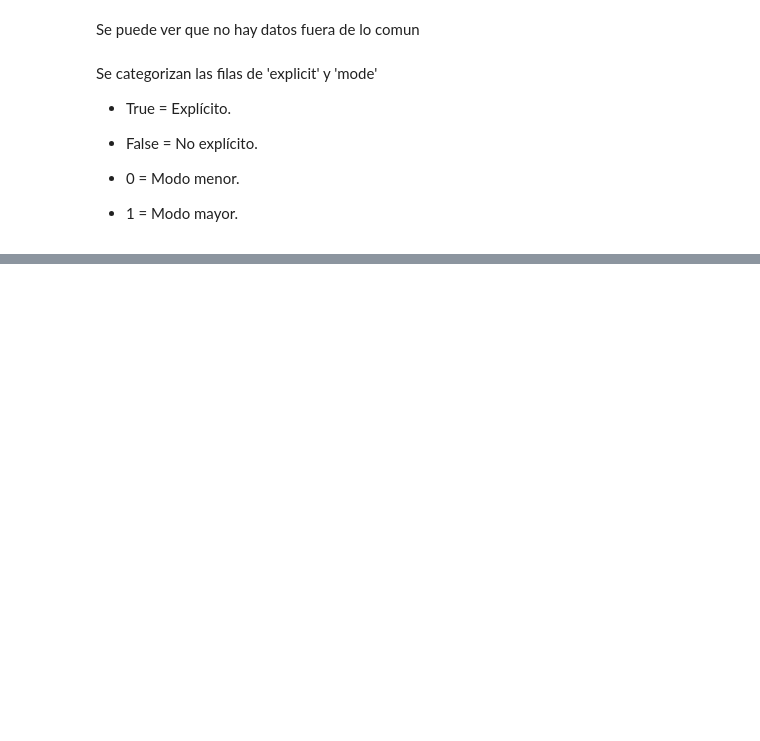
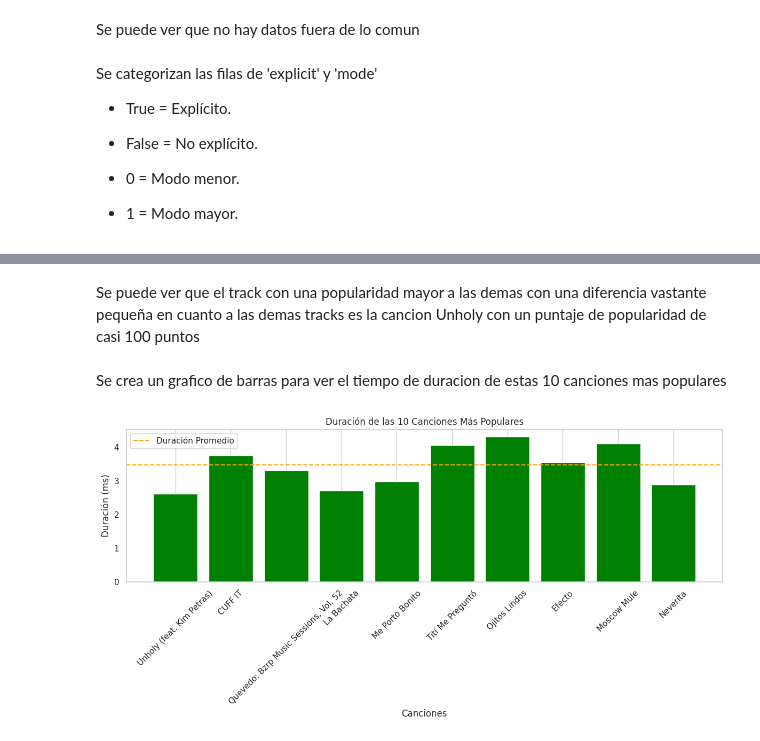
Before and after one commit to camilodelgado23/workshop2, a Jupyter notebook: Analisis_de_Datos/E.D.A_Spotify.ipynb, the cells around one changed output, grey strips where cells are left out. Drawn from its saved outputs; the diff is of its cells as text; code cells hidden in the pictures; blank space fills up the shorter version.

```diff
--- a/Analisis_de_Datos/E.D.A_Spotify.ipynb
+++ b/Analisis_de_Datos/E.D.A_Spotify.ipynb
@@ -336,0 +357,24 @@ Spotify['mode'] = Spotify['mode'].apply(lambda x: 'Mayor' if x == 1 else 'Menor'
+# %% [markdown]
+Se puede ver que el track con una popularidad mayor a las demas con una diferencia vastante pequeña en cuanto a las demas tracks es la cancion Unholy con un puntaje de popularidad de casi 100 puntos
+# %% [markdown]
+Se crea un grafico de barras para ver el tiempo de duracion de estas 10 canciones mas populares
+# %%
+canciones_populares = Spotify.groupby('track_name')['popularity'].mean().sort_values(ascending=False)
+top_10 = canciones_populares.head(10)
+top_10_duracion = Spotify[Spotify['track_name'].isin(top_10.index)][['track_name', 'duration_ms']]
+resultados_duracion = top_10_duracion['duration_ms'].mean()
+
+plt.figure(figsize=(12, 6))
+plt.bar(top_10_duracion['track_name'], top_10_duracion['duration_ms'], color='green')
+plt.axhline(y=resultados_duracion, color='orange', linestyle='--', label='Duración Promedio')
+plt.title('Duración de las 10 Canciones Más Populares')
+plt.xlabel('Canciones')
+plt.ylabel('Duración (ms)')
+plt.xticks(rotation=45)
+plt.legend()
+plt.grid(axis='y')
+
+plt.tight_layout()
+plt.show()
+# %% [output]
+[figure, added]
```
Also changed, not shown: parts of 27 cells of this notebook, 1 other file.
